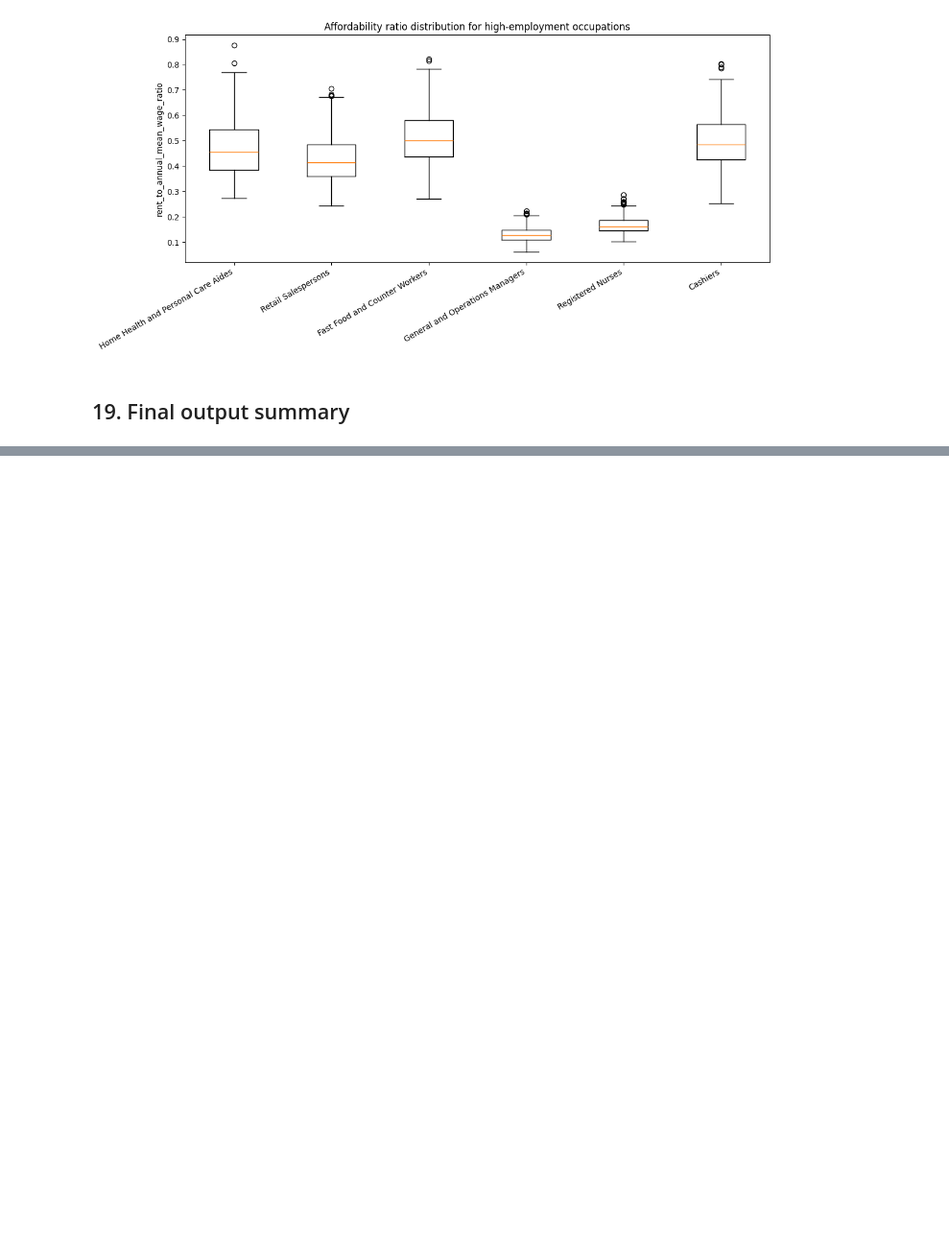
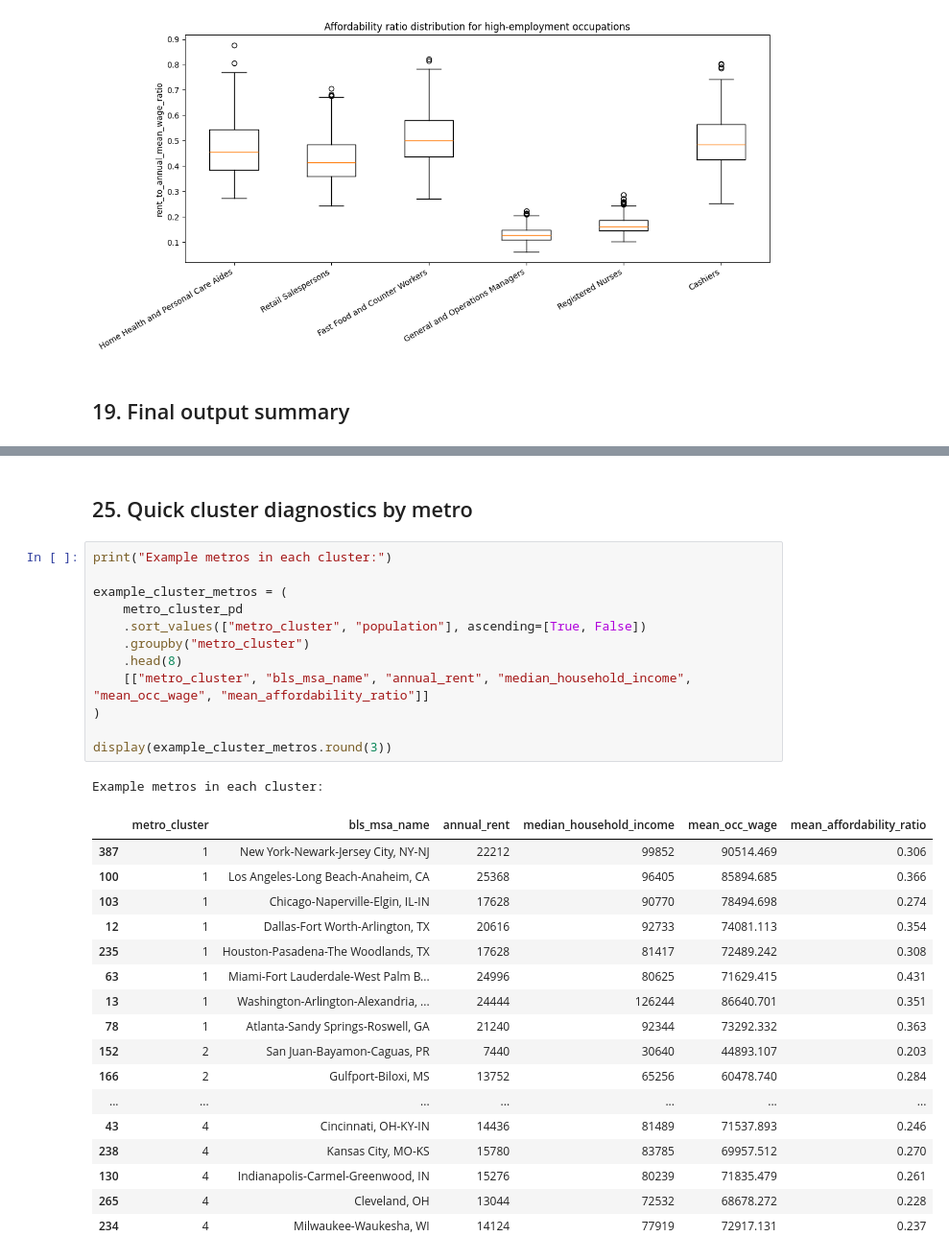
Before and after one commit to Oelnesr1/career-atlas, a Jupyter notebook: data_wrangling_and_eda.ipynb, the cells around one changed output, grey strips where cells are left out. Shown at 96% size. Saved outputs shown, nothing was run; the diff lists cells and outputs as text; blank space fills up the shorter version.

```diff
--- a/data_wrangling_and_eda.ipynb
+++ b/data_wrangling_and_eda.ipynb
@@ -1177,0 +1574,33 @@ If the merge coverage is weaker than expected, inspect these first:
+# %% [markdown]
+## 25. Quick cluster diagnostics by metro
+# %%
+print("Example metros in each cluster:")
+
+example_cluster_metros = (
+    metro_cluster_pd
+    .sort_values(["metro_cluster", "population"], ascending=[True, False])
+    .groupby("metro_cluster")
+    .head(8)
+    [["metro_cluster", "bls_msa_name", "annual_rent", "median_household_income", "mean_occ_wage", "mean_affordability_ratio"]]
+)
+
+display(example_cluster_metros.round(3))
+# %% [output]
+Example metros in each cluster:
+|  | metro_cluster | bls_msa_name | annual_rent | median_household_income | mean_occ_wage | mean_affordability_ratio |
+| 387 | 1 | New York-Newark-Jersey City, NY-NJ | 22212 | 99852 | 90514.469 | 0.306 |
+| 100 | 1 | Los Angeles-Long Beach-Anaheim, CA | 25368 | 96405 | 85894.685 | 0.366 |
+| 103 | 1 | Chicago-Naperville-Elgin, IL-IN | 17628 | 90770 | 78494.698 | 0.274 |
+| 12 | 1 | Dallas-Fort Worth-Arlington, TX | 20616 | 92733 | 74081.113 | 0.354 |
+| 235 | 1 | Houston-Pasadena-The Woodlands, TX | 17628 | 81417 | 72489.242 | 0.308 |
+| 63 | 1 | Miami-Fort Lauderdale-West Palm B... | 24996 | 80625 | 71629.415 | 0.431 |
+| 13 | 1 | Washington-Arlington-Alexandria, ... | 24444 | 126244 | 86640.701 | 0.351 |
+| 78 | 1 | Atlanta-Sandy Springs-Roswell, GA | 21240 | 92344 | 73292.332 | 0.363 |
+| 152 | 2 | San Juan-Bayamon-Caguas, PR | 7440 | 30640 | 44893.107 | 0.203 |
+| 166 | 2 | Gulfport-Biloxi, MS | 13752 | 65256 | 60478.740 | 0.284 |
+| ... | ... | ... | ... | ... | ... | ... |
+| 43 | 4 | Cincinnati, OH-KY-IN | 14436 | 81489 | 71537.893 | 0.246 |
+| 238 | 4 | Kansas City, MO-KS | 15780 | 83785 | 69957.512 | 0.270 |
+| 130 | 4 | Indianapolis-Carmel-Greenwood, IN | 15276 | 80239 | 71835.479 | 0.261 |
+| 265 | 4 | Cleveland, OH | 13044 | 72532 | 68678.272 | 0.228 |
+| 234 | 4 | Milwaukee-Waukesha, WI | 14124 | 77919 | 72917.131 | 0.237 |
```
Also changed, not shown: parts of 14 cells of this notebook, 5 other files.
